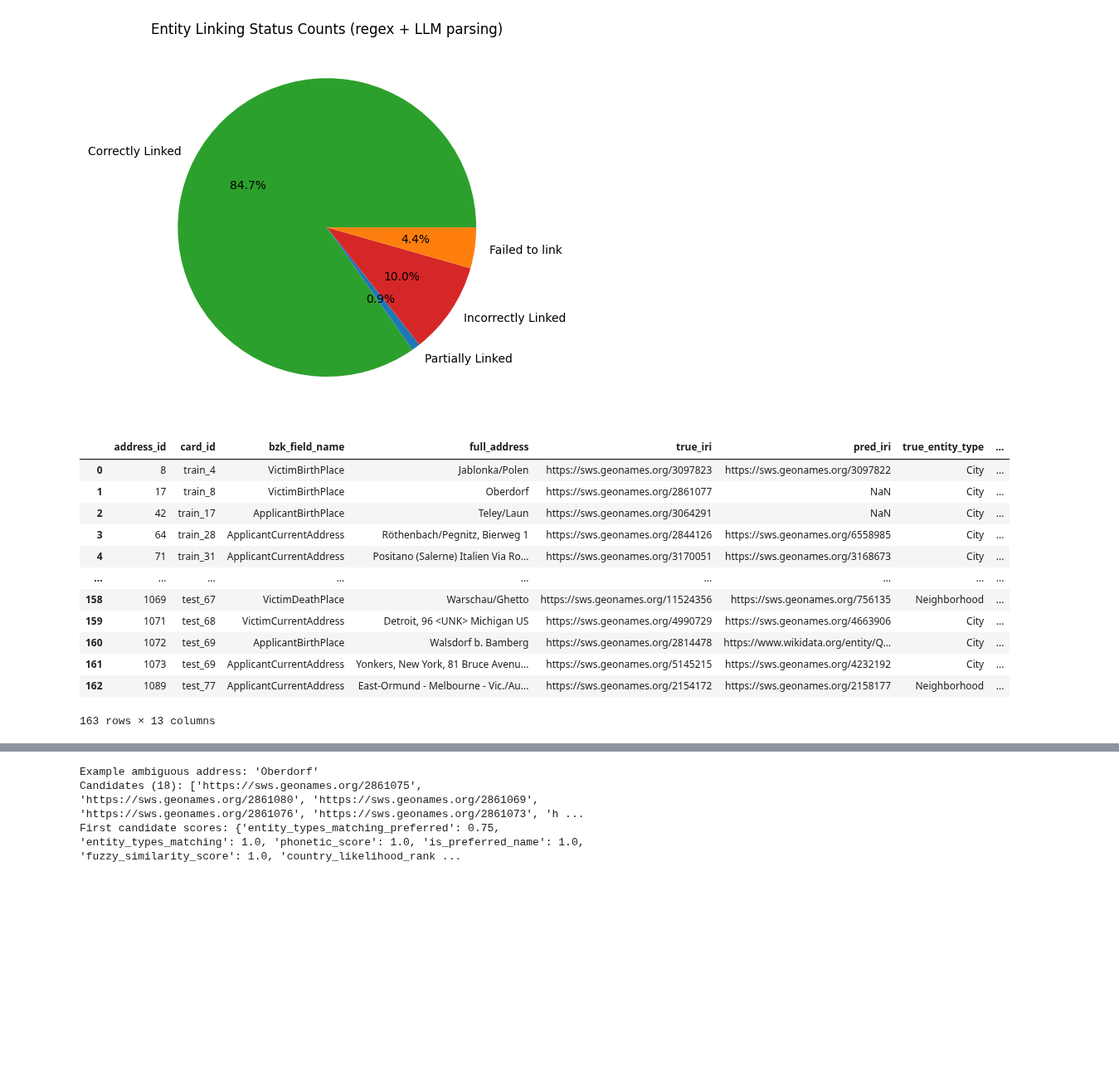
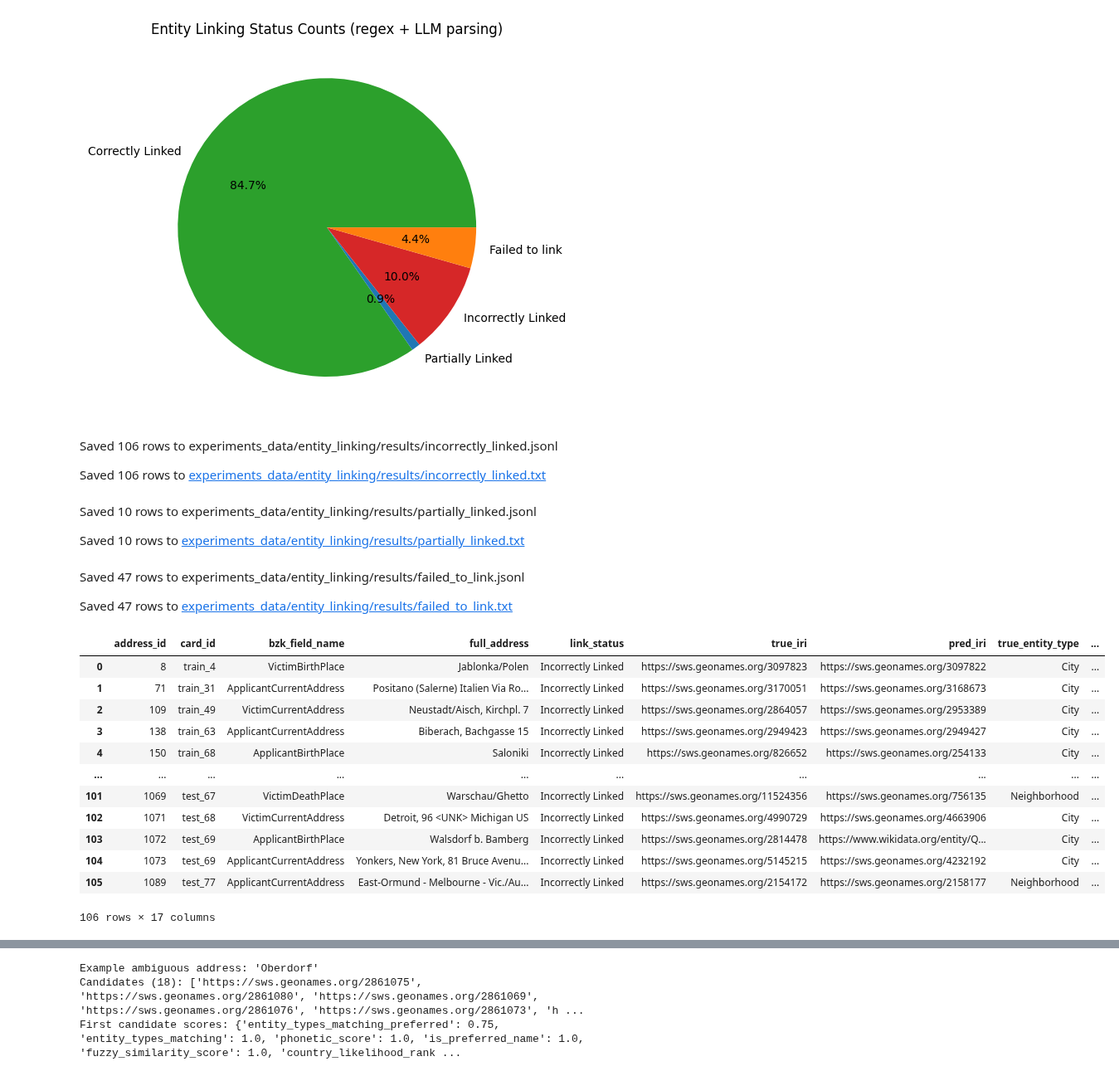
Before and after one commit to ISE-FIZKarlsruhe/bzk-address-parsing, a Jupyter notebook: entity_linking.ipynb, the cells around one changed output, grey strips where cells are left out. Shown at 83% size. Saved outputs shown, nothing was run; the diff lists cells and outputs as text; code cells hidden in the pictures; blank space fills up the shorter version.

```diff
--- a/entity_linking.ipynb
+++ b/entity_linking.ipynb
@@ -210,20 +211,39 @@ Legend:
  - 'Not a location' means the predicted raw value does not contain any location that can be linked (e.g. Deportation)
 [figure]
 # %%
+RESULTS_DIR = Path("experiments_data/entity_linking/results")
 indexed_gt = utils.index_by_address_id(bzkopen_gt)
 incorrect_or_missing_links_df = utils.build_incorrect_or_missing_links_df(bzkopen_merged, outcomes, parsed_rows, indexed_gt)
-incorrect_or_missing_links_df
+links_by_status = utils.split_by_link_status(incorrect_or_missing_links_df)
+incorrectly_linked_df = links_by_status.get(utils.LinkStatus.INCORRECTLY_LINKED, pd.DataFrame())
+partially_linked_df = links_by_status.get(utils.LinkStatus.PARTIALLY_LINKED, pd.DataFrame())
+failed_to_link_df = links_by_status.get(utils.LinkStatus.FAILED_TO_LINK, pd.DataFrame())
+utils.save_result_table(incorrectly_linked_df, RESULTS_DIR, "incorrectly_linked")
+utils.save_result_table(partially_linked_df, RESULTS_DIR, "partially_linked")
+utils.save_result_table(failed_to_link_df, RESULTS_DIR, "failed_to_link")
 # %% [output]
-|  | address_id | card_id | bzk_field_name | full_address | true_iri | pred_iri | true_entity_type | ... |
-| 0 | 8 | train_4 | VictimBirthPlace | Jablonka/Polen | https://sws.geonames.org/3097823 | https://sws.geonames.org/3097822 | City | ... |
-| 1 | 17 | train_8 | VictimBirthPlace | Oberdorf | https://sws.geonames.org/2861077 | NaN | City | ... |
-| 2 | 42 | train_17 | ApplicantBirthPlace | Teley/Laun | https://sws.geonames.org/3064291 | NaN | City | ... |
-| 3 | 64 | train_28 | ApplicantCurrentAddress | Röthenbach/Pegnitz, Bierweg 1 | https://sws.geonames.org/2844126 | https://sws.geonames.org/6558985 | City | ... |
-| 4 | 71 | train_31 | ApplicantCurrentAddress | Positano (Salerne) Italien Via Ro... | https://sws.geonames.org/3170051 | https://sws.geonames.org/3168673 | City | ... |
-| ... | ... | ... | ... | ... | ... | ... | ... | ... |
-| 158 | 1069 | test_67 | VictimDeathPlace | Warschau/Ghetto | https://sws.geonames.org/11524356 | https://sws.geonames.org/756135 | Neighborhood | ... |
-| 159 | 1071 | test_68 | VictimCurrentAddress | Detroit, 96 <UNK> Michigan US | https://sws.geonames.org/4990729 | https://sws.geonames.org/4663906 | City | ... |
-| 160 | 1072 | test_69 | ApplicantBirthPlace | Walsdorf b. Bamberg | https://sws.geonames.org/2814478 | https://www.wikidata.org/entity/Q... | City | ... |
-| 161 | 1073 | test_69 | ApplicantCurrentAddress | Yonkers, New York, 81 Bruce Avenu... | https://sws.geonames.org/5145215 | https://sws.geonames.org/4232192 | City | ... |
-| 162 | 1089 | test_77 | ApplicantCurrentAddress | East-Ormund - Melbourne - Vic./Au... | https://sws.geonames.org/2154172 | https://sws.geonames.org/2158177 | Neighborhood | ... |
-163 rows × 13 columns
+Saved 106 rows to experiments_data/entity_linking/results/incorrectly_linked.jsonl
+
+Saved 106 rows to [experiments_data/entity_linking/results/incorrectly_linked.txt](experiments_data/entity_linking/results/incorrectly_linked.txt)
+Saved 10 rows to experiments_data/entity_linking/results/partially_linked.jsonl
+
+Saved 10 rows to [experiments_data/entity_linking/results/partially_linked.txt](experiments_data/entity_linking/results/partially_linked.txt)
+Saved 47 rows to experiments_data/entity_linking/results/failed_to_link.jsonl
+
+Saved 47 rows to [experiments_data/entity_linking/results/failed_to_link.txt](experiments_data/entity_linking/results/failed_to_link.txt)
+# %%
+incorrectly_linked_df
+# %% [output]
+|  | address_id | card_id | bzk_field_name | full_address | link_status | true_iri | pred_iri | true_entity_type | ... |
+| 0 | 8 | train_4 | VictimBirthPlace | Jablonka/Polen | Incorrectly Linked | https://sws.geonames.org/3097823 | https://sws.geonames.org/3097822 | City | ... |
+| 1 | 71 | train_31 | ApplicantCurrentAddress | Positano (Salerne) Italien Via Ro... | Incorrectly Linked | https://sws.geonames.org/3170051 | https://sws.geonames.org/3168673 | City | ... |
+| 2 | 109 | train_49 | VictimCurrentAddress | Neustadt/Aisch, Kirchpl. 7 | Incorrectly Linked | https://sws.geonames.org/2864057 | https://sws.geonames.org/2953389 | City | ... |
+| 3 | 138 | train_63 | ApplicantCurrentAddress | Biberach, Bachgasse 15 | Incorrectly Linked | https://sws.geonames.org/2949423 | https://sws.geonames.org/2949427 | City | ... |
+| 4 | 150 | train_68 | ApplicantBirthPlace | Saloniki | Incorrectly Linked | https://sws.geonames.org/826652 | https://sws.geonames.org/254133 | City | ... |
+| ... | ... | ... | ... | ... | ... | ... | ... | ... | ... |
+| 101 | 1069 | test_67 | VictimDeathPlace | Warschau/Ghetto | Incorrectly Linked | https://sws.geonames.org/11524356 | https://sws.geonames.org/756135 | Neighborhood | ... |
+| 102 | 1071 | test_68 | VictimCurrentAddress | Detroit, 96 <UNK> Michigan US | Incorrectly Linked | https://sws.geonames.org/4990729 | https://sws.geonames.org/4663906 | City | ... |
+| 103 | 1072 | test_69 | ApplicantBirthPlace | Walsdorf b. Bamberg | Incorrectly Linked | https://sws.geonames.org/2814478 | https://www.wikidata.org/entity/Q... | City | ... |
+| 104 | 1073 | test_69 | ApplicantCurrentAddress | Yonkers, New York, 81 Bruce Avenu... | Incorrectly Linked | https://sws.geonames.org/5145215 | https://sws.geonames.org/4232192 | City | ... |
+| 105 | 1089 | test_77 | ApplicantCurrentAddress | East-Ormund - Melbourne - Vic./Au... | Incorrectly Linked | https://sws.geonames.org/2154172 | https://sws.geonames.org/2158177 | Neighborhood | ... |
+106 rows × 17 columns
```
Also changed, not shown: parts of 6 cells of this notebook, 6 other files.
